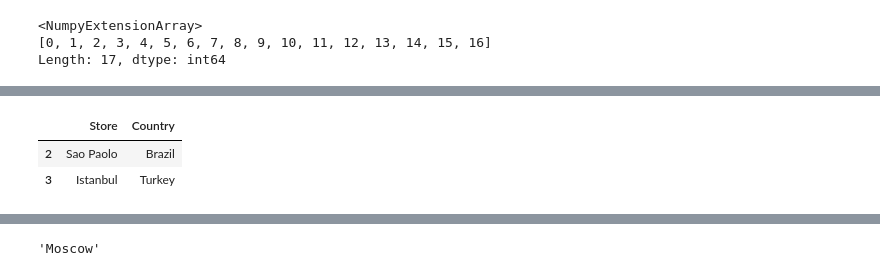
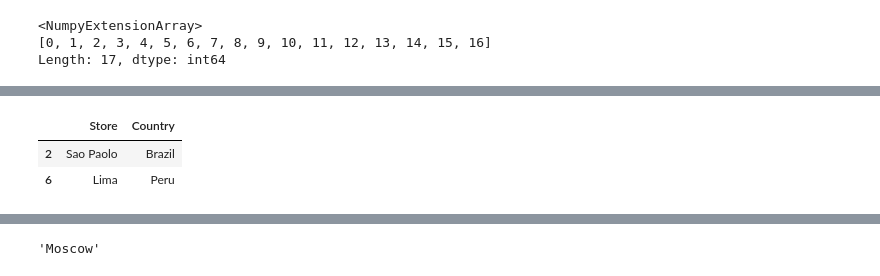
Before and after one commit to NeerajKatheriya1435/Data_Analytics, a Jupyter notebook: Pandas_Files/Pandas3.ipynb, the cells around one changed output, grey strips where cells are left out. Cells and saved outputs as stored; diff of their text form; code cells hidden in the pictures.

```diff
--- a/Pandas_Files/Pandas3.ipynb
+++ b/Pandas_Files/Pandas3.ipynb
@@ -212,9 +206,11 @@ read1
 # %%
-read1.loc[[2,3],["Store","Country"]]
+# read1.loc[2:6,["Store","Country"]]
+
+read1.loc[[2,6],["Store","Country"]]
 # %% [output]
 |  | Store | Country |
 | 2 | Sao Paolo | Brazil |
-| 3 | Istanbul | Turkey |
+| 6 | Lima | Peru |
 # %%
 read1.loc[[2,3],:]
 # %% [output]
```
Also changed, not shown: parts of 14 cells of this notebook, 21 other files.
